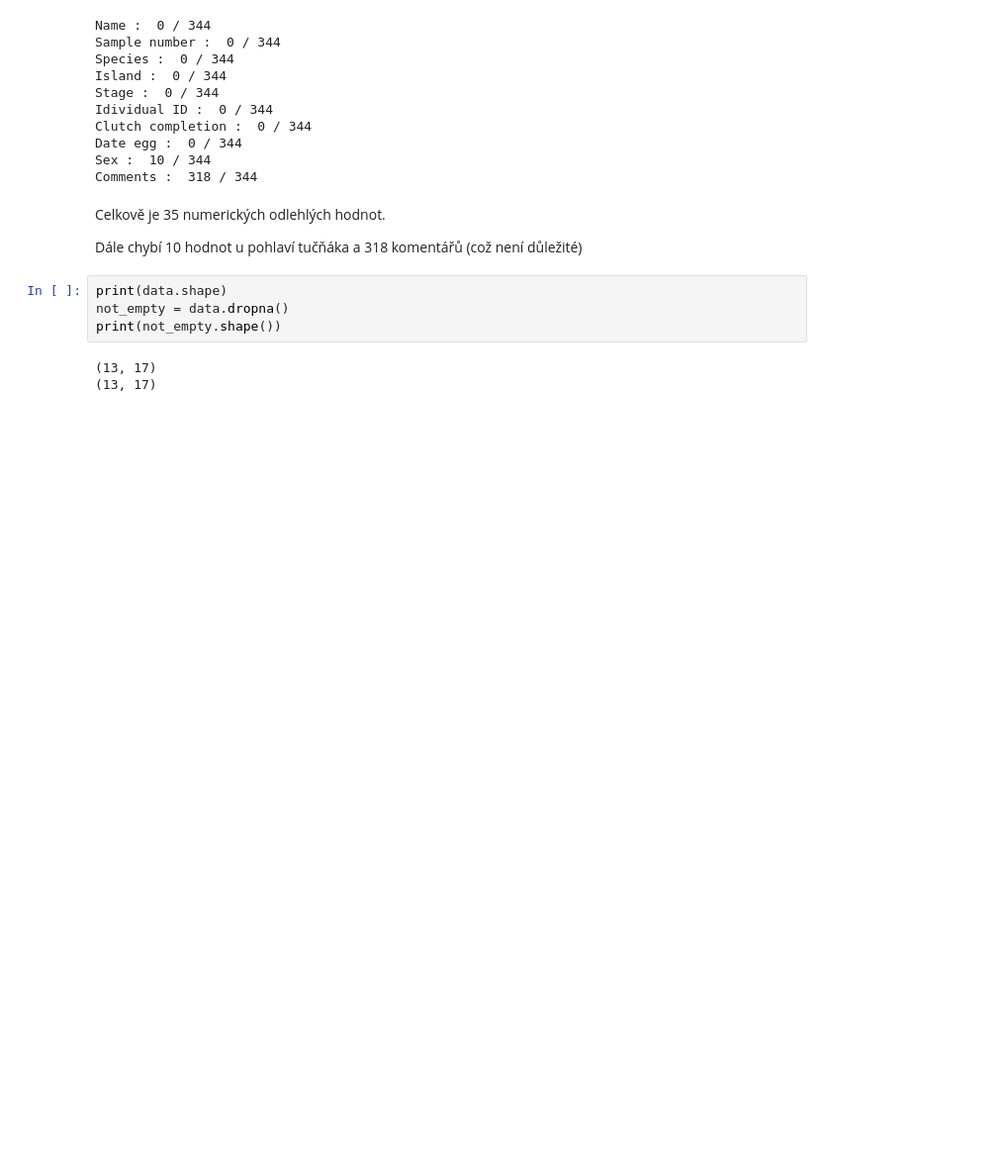
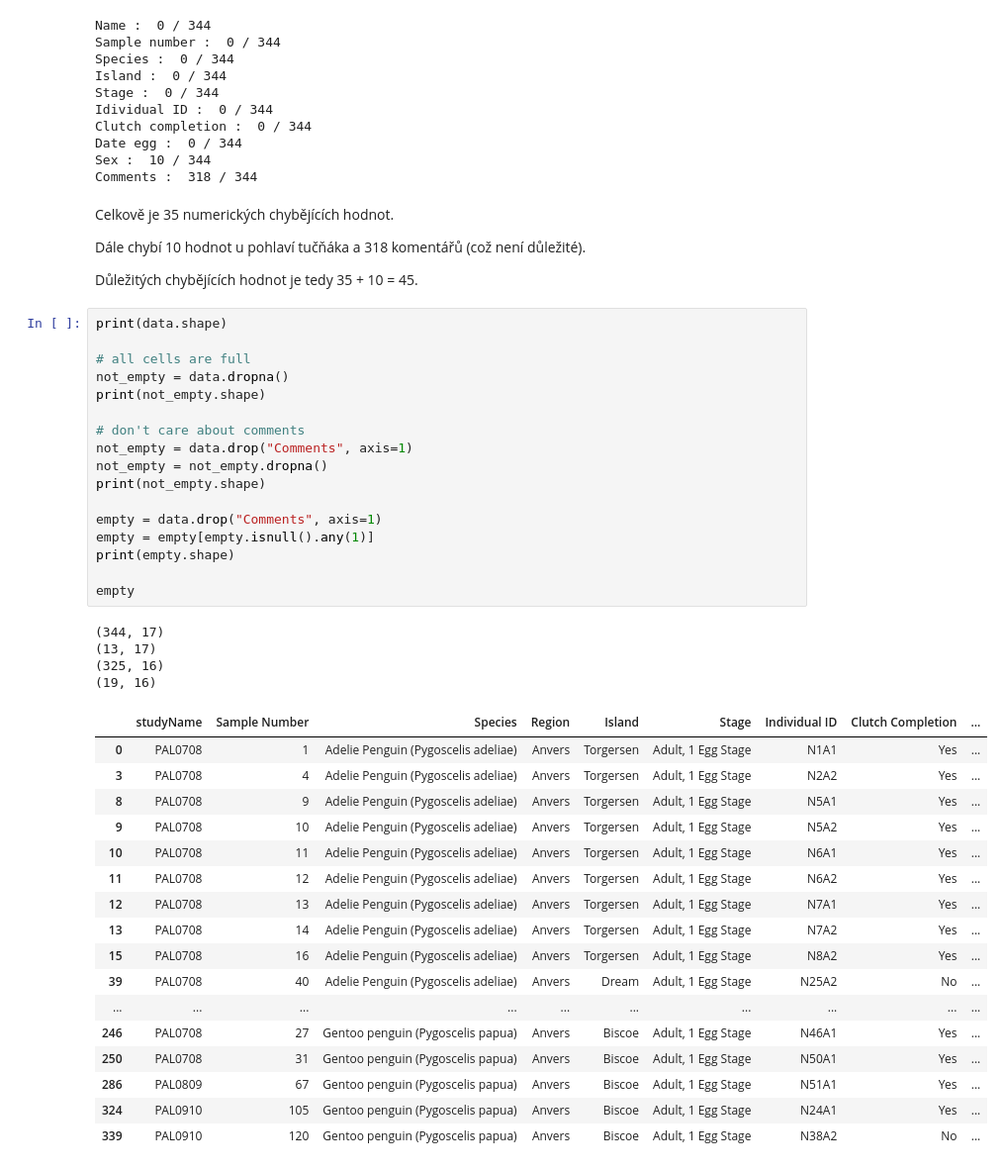
Before and after one commit to Unexp1ainable/UPA-2, a Jupyter notebook: outliers_and_missing.ipynb, the cells around one changed output. Shown at 99% size. Saved outputs shown, nothing was run; the diff lists cells and outputs as text; blank space fills up the shorter version.

```diff
--- a/outliers_and_missing.ipynb
+++ b/outliers_and_missing.ipynb
@@ -210,13 +210,47 @@ Date egg :  0 / 344
 Sex :  10 / 344
 Comments :  318 / 344
 # %% [markdown]
-Celkově je 35 numerických odlehlých hodnot.
+Celkově je 35 numerických chybějících hodnot.
 
-Dále chybí 10 hodnot u pohlaví tučňáka a 318 komentářů (což není důležité)
+Dále chybí 10 hodnot u pohlaví tučňáka a 318 komentářů (což není důležité).
+
+Důležitých chybějících hodnot je tedy 35 + 10 = 45.
-# %%
-print(data.shape)
-not_empty = data.dropna()
-print(not_empty.shape())
-# %% [output]
-(13, 17)
-(13, 17)
+# %%
+print(data.shape)
+
+# all cells are full
+not_empty = data.dropna()
+print(not_empty.shape)
+
+# don't care about comments
+not_empty = data.drop("Comments", axis=1)
+not_empty = not_empty.dropna()
+print(not_empty.shape)
+
+empty = data.drop("Comments", axis=1)
+empty = empty[empty.isnull().any(1)]
+print(empty.shape)
+
+empty
+# %% [output]
+(344, 17)
+(13, 17)
+(325, 16)
+(19, 16)
+|  | studyName | Sample Number | Species | Region | Island | Stage | Individual ID | Clutch Completion | ... |
+| 0 | PAL0708 | 1 | Adelie Penguin (Pygoscelis adeliae) | Anvers | Torgersen | Adult, 1 Egg Stage | N1A1 | Yes | ... |
+| 3 | PAL0708 | 4 | Adelie Penguin (Pygoscelis adeliae) | Anvers | Torgersen | Adult, 1 Egg Stage | N2A2 | Yes | ... |
+| 8 | PAL0708 | 9 | Adelie Penguin (Pygoscelis adeliae) | Anvers | Torgersen | Adult, 1 Egg Stage | N5A1 | Yes | ... |
+| 9 | PAL0708 | 10 | Adelie Penguin (Pygoscelis adeliae) | Anvers | Torgersen | Adult, 1 Egg Stage | N5A2 | Yes | ... |
+| 10 | PAL0708 | 11 | Adelie Penguin (Pygoscelis adeliae) | Anvers | Torgersen | Adult, 1 Egg Stage | N6A1 | Yes | ... |
+| 11 | PAL0708 | 12 | Adelie Penguin (Pygoscelis adeliae) | Anvers | Torgersen | Adult, 1 Egg Stage | N6A2 | Yes | ... |
+| 12 | PAL0708 | 13 | Adelie Penguin (Pygoscelis adeliae) | Anvers | Torgersen | Adult, 1 Egg Stage | N7A1 | Yes | ... |
+| 13 | PAL0708 | 14 | Adelie Penguin (Pygoscelis adeliae) | Anvers | Torgersen | Adult, 1 Egg Stage | N7A2 | Yes | ... |
+| 15 | PAL0708 | 16 | Adelie Penguin (Pygoscelis adeliae) | Anvers | Torgersen | Adult, 1 Egg Stage | N8A2 | Yes | ... |
+| 39 | PAL0708 | 40 | Adelie Penguin (Pygoscelis adeliae) | Anvers | Dream | Adult, 1 Egg Stage | N25A2 | No | ... |
+| ... | ... | ... | ... | ... | ... | ... | ... | ... | ... |
+| 246 | PAL0708 | 27 | Gentoo penguin (Pygoscelis papua) | Anvers | Biscoe | Adult, 1 Egg Stage | N46A1 | Yes | ... |
+| 250 | PAL0708 | 31 | Gentoo penguin (Pygoscelis papua) | Anvers | Biscoe | Adult, 1 Egg Stage | N50A1 | Yes | ... |
+| 286 | PAL0809 | 67 | Gentoo penguin (Pygoscelis papua) | Anvers | Biscoe | Adult, 1 Egg Stage | N51A1 | Yes | ... |
+| 324 | PAL0910 | 105 | Gentoo penguin (Pygoscelis papua) | Anvers | Biscoe | Adult, 1 Egg Stage | N24A1 | Yes | ... |
+| 339 | PAL0910 | 120 | Gentoo penguin (Pygoscelis papua) | Anvers | Biscoe | Adult, 1 Egg Stage | N38A2 | No | ... |
```
Also changed, not shown: parts of 5 cells of this notebook, 1 other file.
